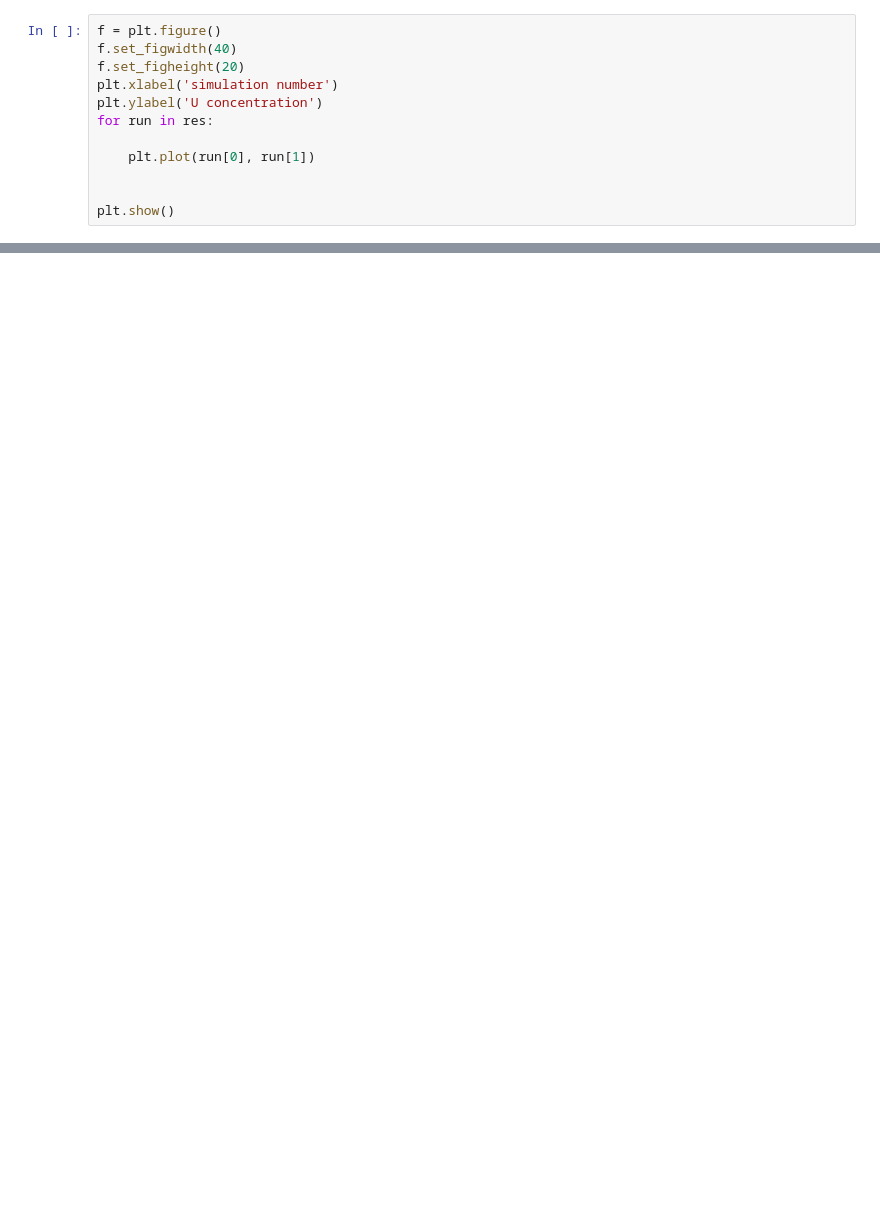
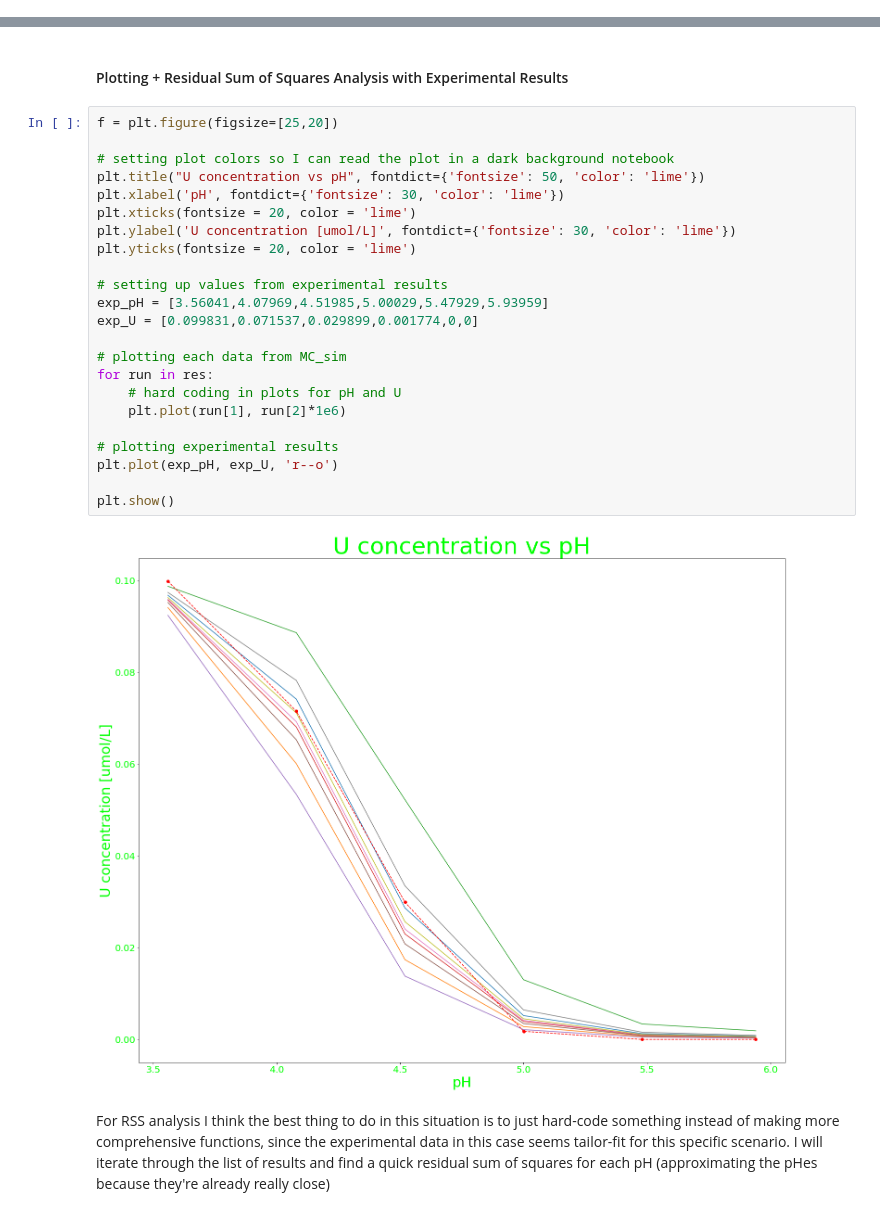
Before and after one commit to A-440Hz/ML4SCM, a Jupyter notebook: UQ - Monte Carlo Simulations.ipynb, the cells around one changed output, grey strips where cells are left out. Saved outputs shown, nothing was run; the diff lists cells and outputs as text; blank space fills up the shorter version.

Commit message:
plot fix and RSS for MC Sim

```diff
--- a/UQ - Monte Carlo Simulations.ipynb
+++ b/UQ - Monte Carlo Simulations.ipynb
@@ -105,12 +79,0 @@ res = MC_sim(num_iterations, lower, upper)
-# %%
-f = plt.figure()
-f.set_figwidth(40)
-f.set_figheight(20)
-plt.xlabel('simulation number')
-plt.ylabel('U concentration')
-for run in res:
-
-    plt.plot(run[0], run[1])
-
-
-plt.show()
@@ -126,0 +134,29 @@ plt.show()
+# %% [markdown]
+#### Plotting + Residual Sum of Squares Analysis with Experimental Results
+# %%
+f = plt.figure(figsize=[25,20])
+
+# setting plot colors so I can read the plot in a dark background notebook
+plt.title("U concentration vs pH", fontdict={'fontsize': 50, 'color': 'lime'})
+plt.xlabel('pH', fontdict={'fontsize': 30, 'color': 'lime'})
+plt.xticks(fontsize = 20, color = 'lime')
+plt.ylabel('U concentration [umol/L]', fontdict={'fontsize': 30, 'color': 'lime'})
+plt.yticks(fontsize = 20, color = 'lime')
+
+# setting up values from experimental results
+exp_pH = [3.56041,4.07969,4.51985,5.00029,5.47929,5.93959]
+exp_U = [0.099831,0.071537,0.029899,0.001774,0,0]
+
+# plotting each data from MC_sim
+for run in res:
+    # hard coding in plots for pH and U
+    plt.plot(run[1], run[2]*1e6)
+
+# plotting experimental results
+plt.plot(exp_pH, exp_U, 'r--o')
+
+plt.show()
+# %% [output]
+[figure, added]
+# %% [markdown]
+For RSS analysis I think the best thing to do in this situation is to just hard-code something instead of making more comprehensive functions, since the experimental data in this case seems tailor-fit for this specific scenario. I will iterate through the list of results and find a quick residual sum of squares for each pH (approximating the pHes because they're already really close)
```
Also changed, not shown: parts of 11 cells of this notebook, 4 other files.
